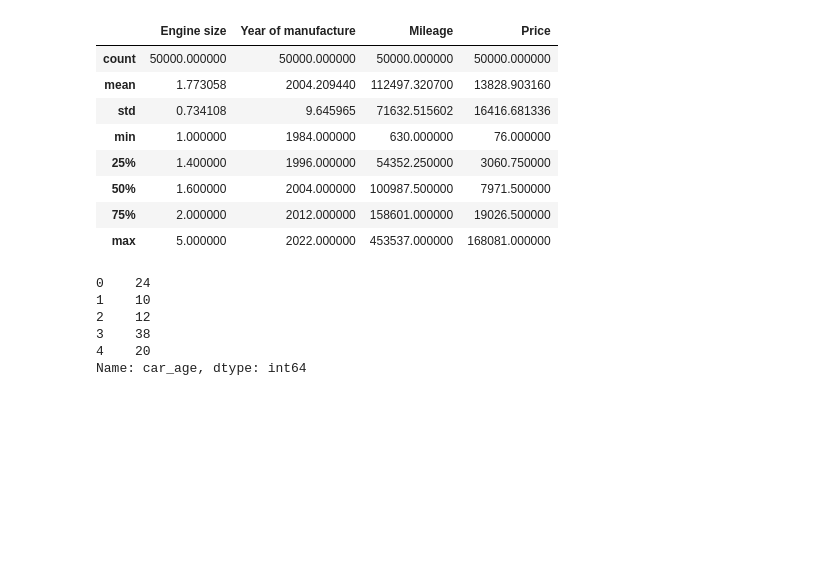
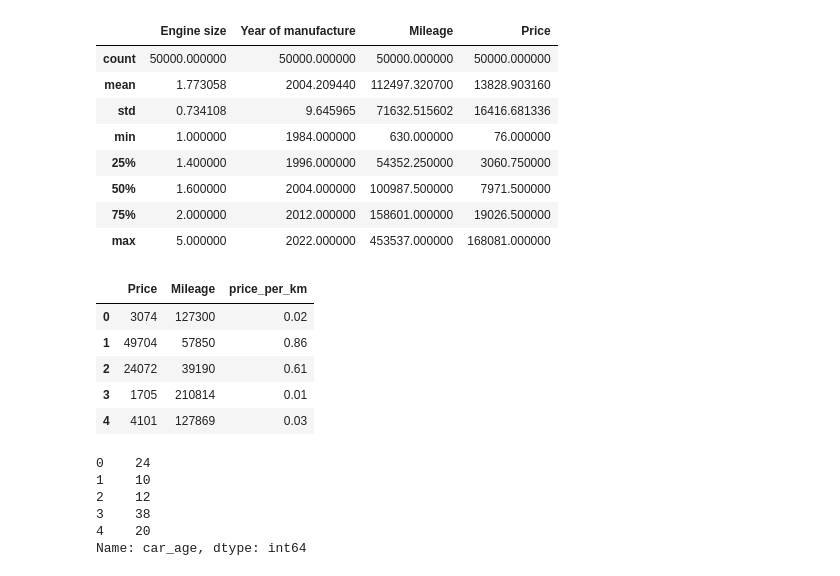
Before and after one commit to Anna-Date/Car_Sales, a Jupyter notebook: Code.ipynb, the cells around one changed output. Saved outputs shown, nothing was run; the diff lists cells and outputs as text; code cells hidden in the pictures; blank space fills up the shorter version.

```diff
--- a/Code.ipynb
+++ b/Code.ipynb
@@ -51,3 +51,18 @@ df["car_age"] = CURRENT_YEAR - df["Year of manufacture"]
 df["price_per_km"] = df["Price"] / df["Mileage"]
 
 df["mileage_per_year"] = df["Mileage"] / df["car_age"]
+# %%
+# Runden auf 2 Dezimalstellen
+df["price_per_km"] = df["price_per_km"].round(2)
+
+# Kontrolle
+#df[["Price", "Mileage", "price_per_km"]].head()
+# %%
+df[["Price", "Mileage", "price_per_km"]].head()
+# %% [output]
+|  | Price | Mileage | price_per_km |
+| 0 | 3074 | 127300 | 0.02 |
+| 1 | 49704 | 57850 | 0.86 |
+| 2 | 24072 | 39190 | 0.61 |
+| 3 | 1705 | 210814 | 0.01 |
+| 4 | 4101 | 127869 | 0.03 |
```
Also changed, not shown: parts of 2 cells of this notebook, 1 other file.
